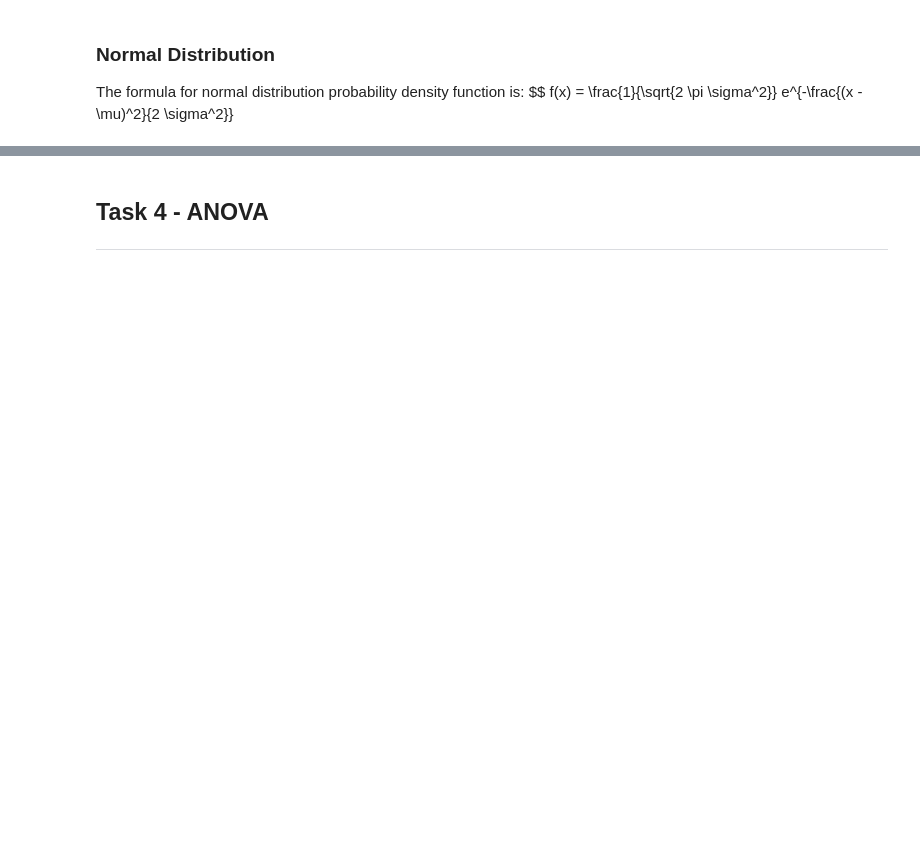
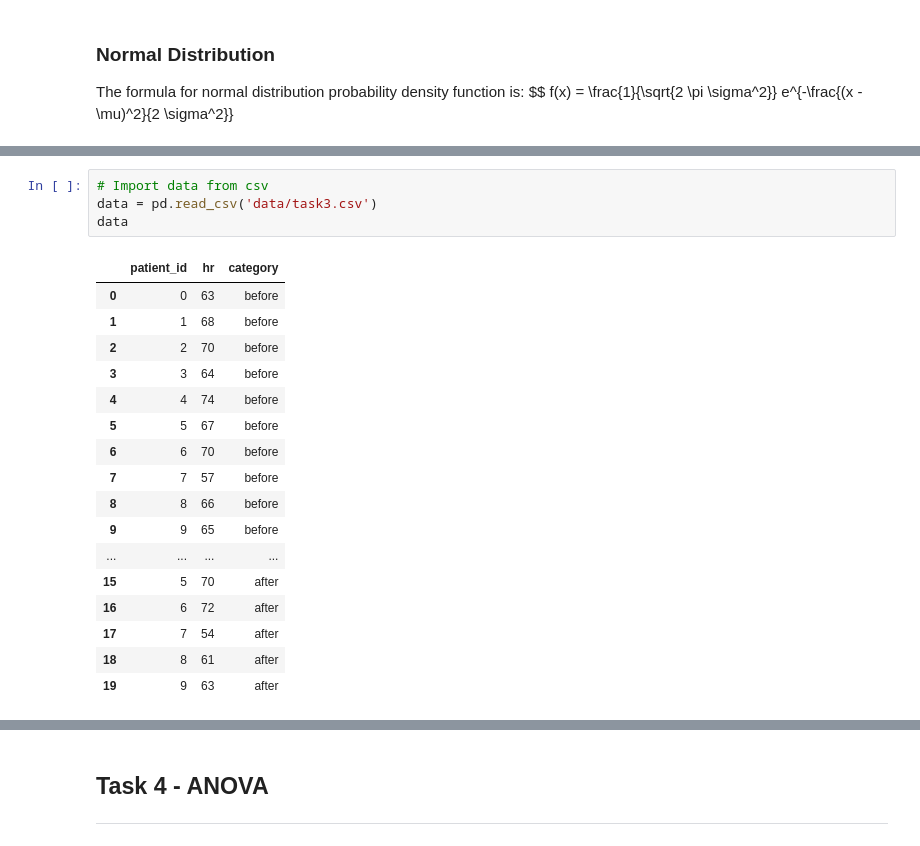
Before and after one commit to tomdbrophy/applied_statistics, a Jupyter notebook: tasks.ipynb, the cells around one changed output, grey strips where cells are left out. Saved outputs shown, nothing was run; the diff lists cells and outputs as text; blank space fills up the shorter version.

Commit message:
Work on Task 3

```diff
--- a/tasks.ipynb
+++ b/tasks.ipynb
@@ -179,0 +190,22 @@ ___
+# %%
+# Import data from csv
+data = pd.read_csv('data/task3.csv')
+data
+# %% [output]
+|  | patient_id | hr | category |
+| 0 | 0 | 63 | before |
+| 1 | 1 | 68 | before |
+| 2 | 2 | 70 | before |
+| 3 | 3 | 64 | before |
+| 4 | 4 | 74 | before |
+| 5 | 5 | 67 | before |
+| 6 | 6 | 70 | before |
+| 7 | 7 | 57 | before |
+| 8 | 8 | 66 | before |
+| 9 | 9 | 65 | before |
+| ... | ... | ... | ... |
+| 15 | 5 | 70 | after |
+| 16 | 6 | 72 | after |
+| 17 | 7 | 54 | after |
+| 18 | 8 | 61 | after |
+| 19 | 9 | 63 | after |
```
Also changed, not shown: parts of 18 cells of this notebook, 2 other files.
